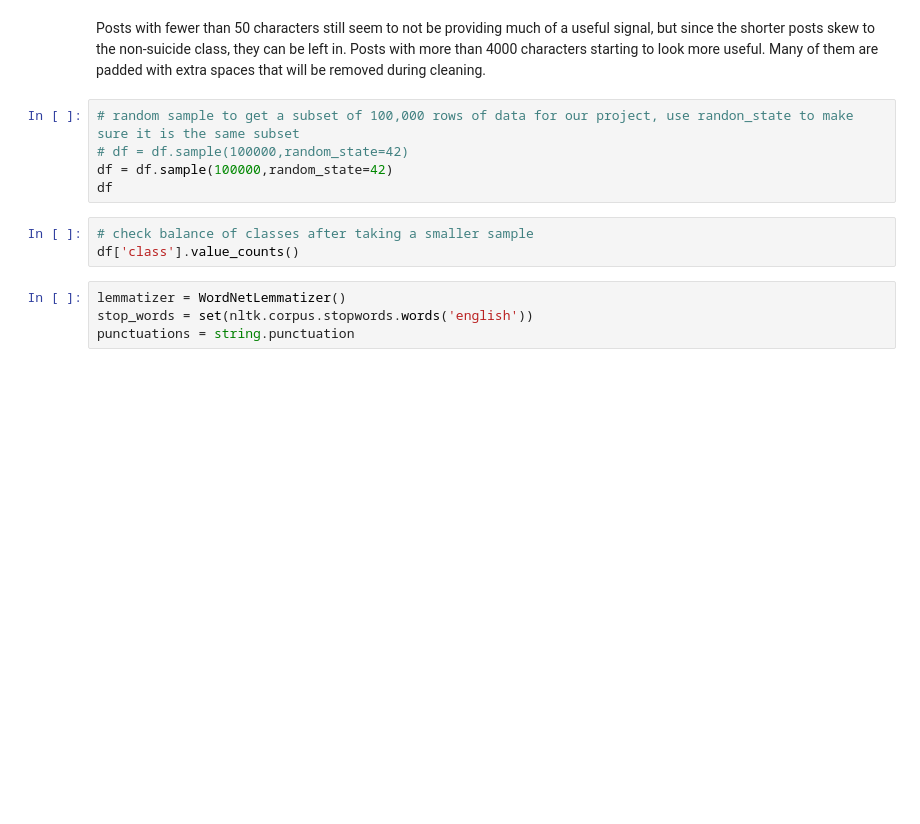
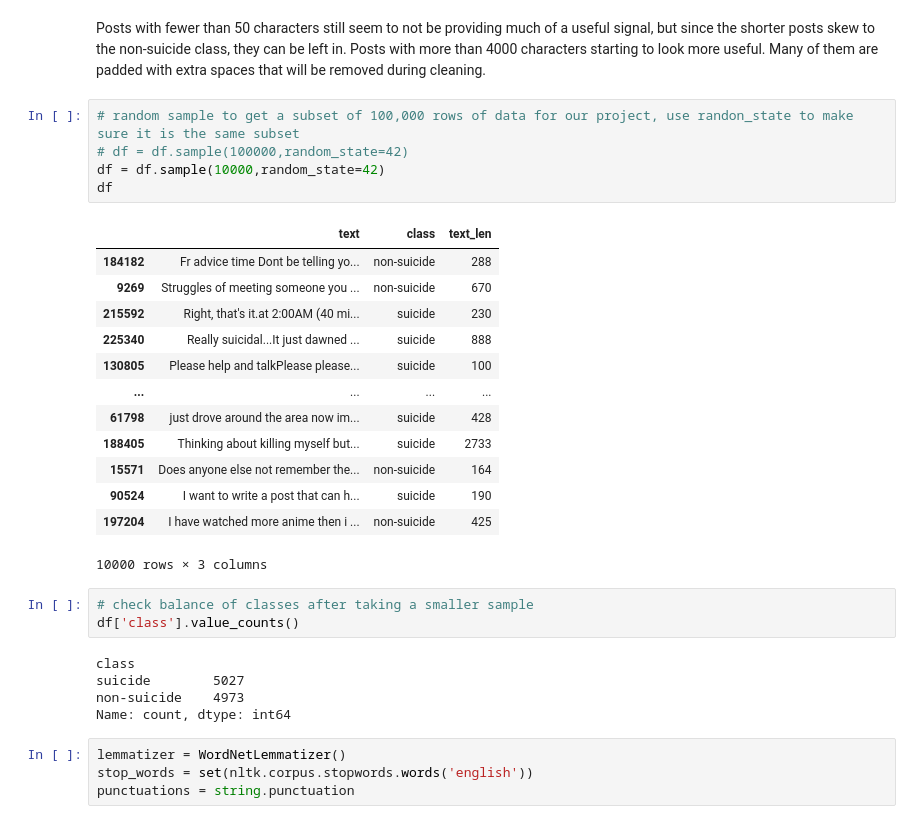
Before and after one commit to xtzx402/nlp-crisis-text-classification, a Jupyter notebook: EDA.ipynb, the cells around one changed output. Cells and saved outputs as stored; diff of their text form; blank space fills up the shorter version.

```diff
--- a/EDA.ipynb
+++ b/EDA.ipynb
@@ -124,11 +279,30 @@ Posts with fewer than 50 characters still seem to not be providing much of a use
 # %%
 # random sample to get a subset of 100,000 rows of data for our project, use randon_state to make sure it is the same subset
 # df = df.sample(100000,random_state=42)
-df = df.sample(100000,random_state=42)
+df = df.sample(10000,random_state=42)
 df
+# %% [output]
+|  | text | class | text_len |
+| 184182 | Fr advice time Dont be telling yo... | non-suicide | 288 |
+| 9269 | Struggles of meeting someone you ... | non-suicide | 670 |
+| 215592 | Right, that's it.at 2:00AM (40 mi... | suicide | 230 |
+| 225340 | Really suicidal...It just dawned ... | suicide | 888 |
+| 130805 | Please help and talkPlease please... | suicide | 100 |
+| ... | ... | ... | ... |
+| 61798 | just drove around the area now im... | suicide | 428 |
+| 188405 | Thinking about killing myself but... | suicide | 2733 |
+| 15571 | Does anyone else not remember the... | non-suicide | 164 |
+| 90524 | I want to write a post that can h... | suicide | 190 |
+| 197204 | I have watched more anime then i ... | non-suicide | 425 |
+10000 rows × 3 columns
 # %%
 # check balance of classes after taking a smaller sample
 df['class'].value_counts()
+# %% [output]
+class
+suicide        5027
+non-suicide    4973
+Name: count, dtype: int64
 # %%
 lemmatizer = WordNetLemmatizer()
 stop_words = set(nltk.corpus.stopwords.words('english'))
```
Also changed, not shown: parts of 42 cells of this notebook, 4 other files.
